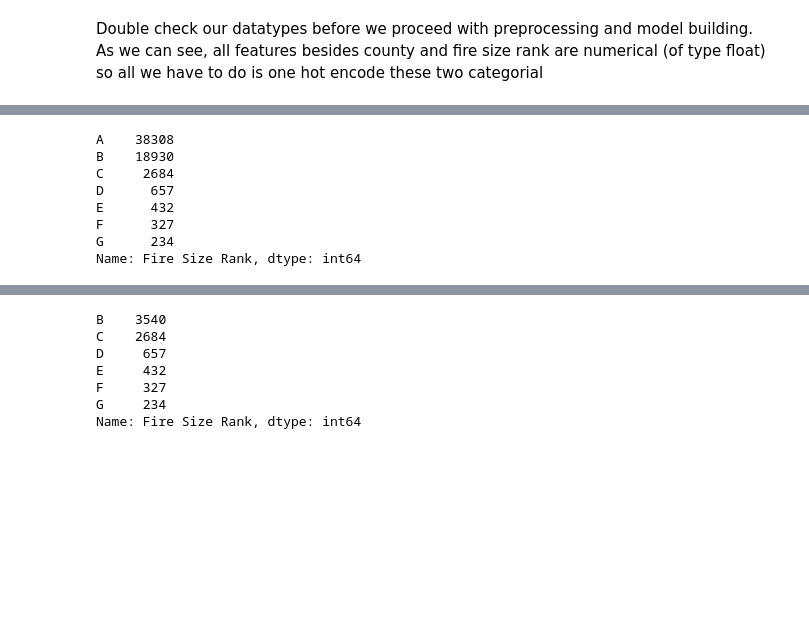
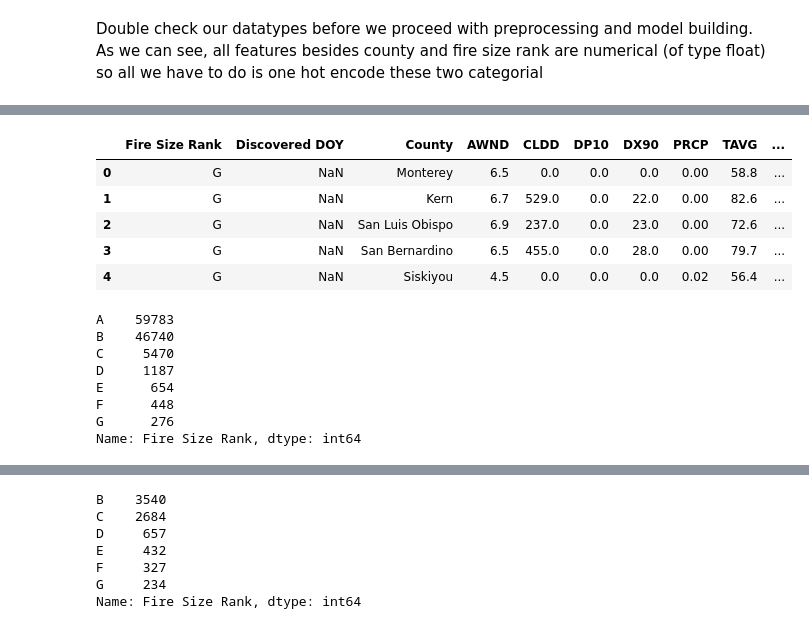
Before and after one commit to mnocerino23/Wildfire-Forecaster, a Jupyter notebook: Classifiers.ipynb, the cells around one changed output, grey strips where cells are left out. Drawn from its saved outputs; the diff is of its cells as text; code cells hidden in the pictures; blank space fills up the shorter version.

```diff
--- a/Classifiers.ipynb
+++ b/Classifiers.ipynb
@@ -7,7 +7,8 @@ import pandas as pd
 # %%
 from google.colab import drive
 drive.mount('/content/drive')
-wildfires_larger = pd.read_csv('/content/drive/MyDrive/Data_Science_Projects/Wildfires/wildfires1_with_snow.csv')
+wildfire_set1 = pd.read_csv('/content/drive/MyDrive/Data_Science_Projects/Wildfires/wildfires1_w_snow.csv')
+wildfire_set2 = pd.read_csv('/content/drive/MyDrive/Data_Science_Projects/Wildfires/wildfires2_w_snow.csv')
 # %% [output]
 Drive already mounted at /content/drive; to attempt to forcibly remount, call drive.mount("/content/drive", force_remount=True).
 # %% [markdown]
@@ -39,7 +48,7 @@ wildfires_larger.drop(columns = ['Unnamed: 0', 'Year', 'Name', 'Cause',
                       'Contained DOY','Latitude','Longitude','CountyIds','State','OWNER_DESCR',
                       'NOAA Station', 'Link', 'Snow Station', 'River Basin'], inplace = True)
 # %%
-wildfires_recent.drop(columns = ['Unnamed: 0', 'Year', 'Name', 'AcresBurned', 'Cause',
+wildfire_set2.drop(columns = ['Unnamed: 0', 'Year', 'Name', 'AcresBurned', 'Cause',
                       'SOURCE_REPORTING_UNIT_NAME', 'DaysBurn', 'Discovery Month', 'Contained Month',
                       'Contained DOY','Latitude','Longitude','CountyIds','State','OWNER_DESCR',
                       'NOAA Station', 'Link', 'Snow Station', 'River Basin'], inplace = True)
@@ -57,11 +66,20 @@ wildfires_larger.head()
+# %%
+wildfire_set2.head(5)
+# %% [output]
+|  | Fire Size Rank | Discovered DOY | County | AWND | CLDD | DP10 | DX90 | PRCP | TAVG | ... |
+| 0 | G | NaN | Monterey | 6.5 | 0.0 | 0.0 | 0.0 | 0.00 | 58.8 | ... |
+| 1 | G | NaN | Kern | 6.7 | 529.0 | 0.0 | 22.0 | 0.00 | 82.6 | ... |
+| 2 | G | NaN | San Luis Obispo | 6.9 | 237.0 | 0.0 | 23.0 | 0.00 | 72.6 | ... |
+| 3 | G | NaN | San Bernardino | 6.5 | 455.0 | 0.0 | 28.0 | 0.00 | 79.7 | ... |
+| 4 | G | NaN | Siskiyou | 4.5 | 0.0 | 0.0 | 0.0 | 0.02 | 56.4 | ... |
 # %%
-print(wildfires_larger['Fire Size Rank'].value_counts())
+print(wildfire_set1['Fire Size Rank'].value_counts())
 # %% [output]
-A    38308
-B    18930
-C     2684
-D      657
-E      432
-F      327
-G      234
+A    59783
+B    46740
+C     5470
+D     1187
+E      654
+F      448
+G      276
 Name: Fire Size Rank, dtype: int64
```
Also changed, not shown: parts of 8 cells of this notebook.
